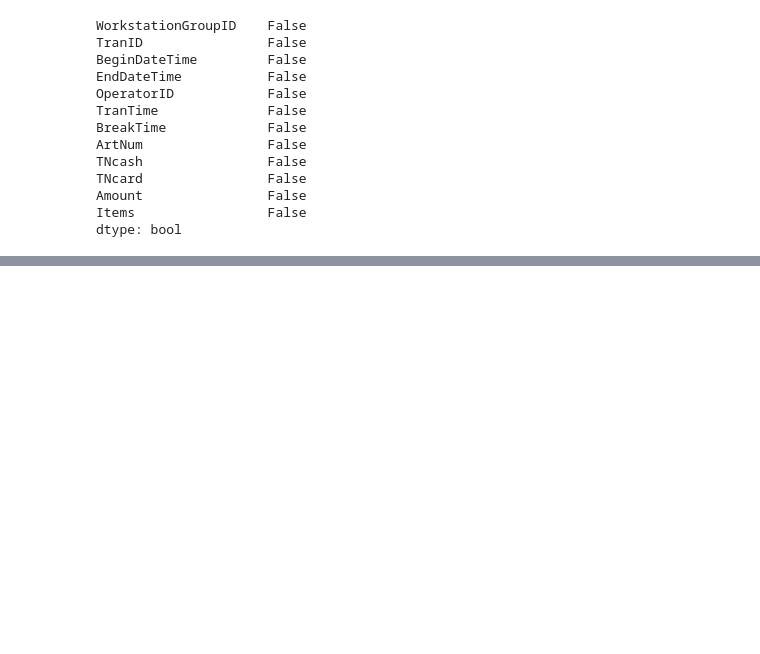
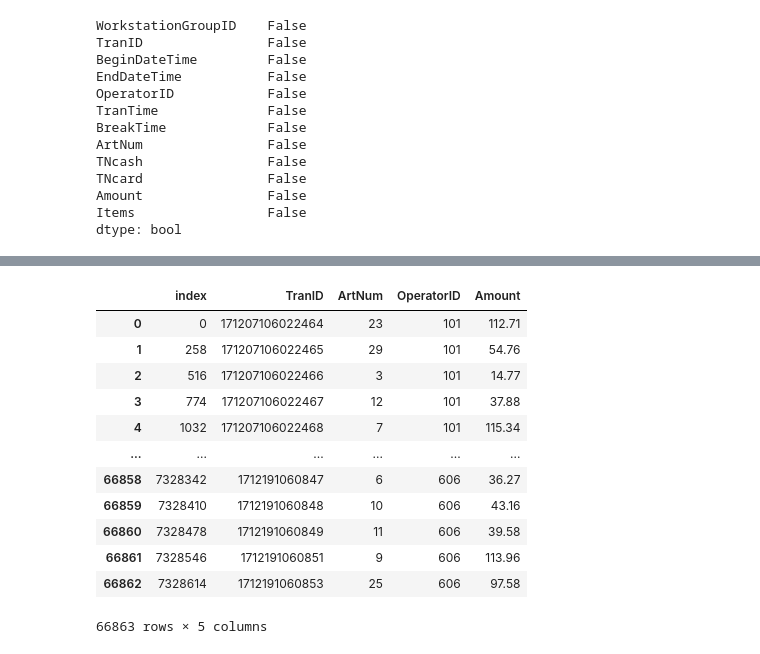
Before and after one commit to Aingon14/python_dataviz2023, a Jupyter notebook: final.ipynb, the cells around one changed output, grey strips where cells are left out. Drawn from its saved outputs; the diff is of its cells as text; code cells hidden in the pictures; blank space fills up the shorter version.

```diff
--- a/final.ipynb
+++ b/final.ipynb
@@ -253,0 +290,17 @@ trans_merge.reset_index()
+# %%
+ans6 = test18.filter(items = ['TranID','ArtNum','OperatorID','Amount']).reset_index()
+ans6
+# %% [output]
+|  | index | TranID | ArtNum | OperatorID | Amount |
+| 0 | 0 | 171207106022464 | 23 | 101 | 112.71 |
+| 1 | 258 | 171207106022465 | 29 | 101 | 54.76 |
+| 2 | 516 | 171207106022466 | 3 | 101 | 14.77 |
+| 3 | 774 | 171207106022467 | 12 | 101 | 37.88 |
+| 4 | 1032 | 171207106022468 | 7 | 101 | 115.34 |
+| ... | ... | ... | ... | ... | ... |
+| 66858 | 7328342 | 1712191060847 | 6 | 606 | 36.27 |
+| 66859 | 7328410 | 1712191060848 | 10 | 606 | 43.16 |
+| 66860 | 7328478 | 1712191060849 | 11 | 606 | 39.58 |
+| 66861 | 7328546 | 1712191060851 | 9 | 606 | 113.96 |
+| 66862 | 7328614 | 1712191060853 | 25 | 606 | 97.58 |
+66863 rows × 5 columns
```
Also changed, not shown: parts of 12 cells of this notebook.
